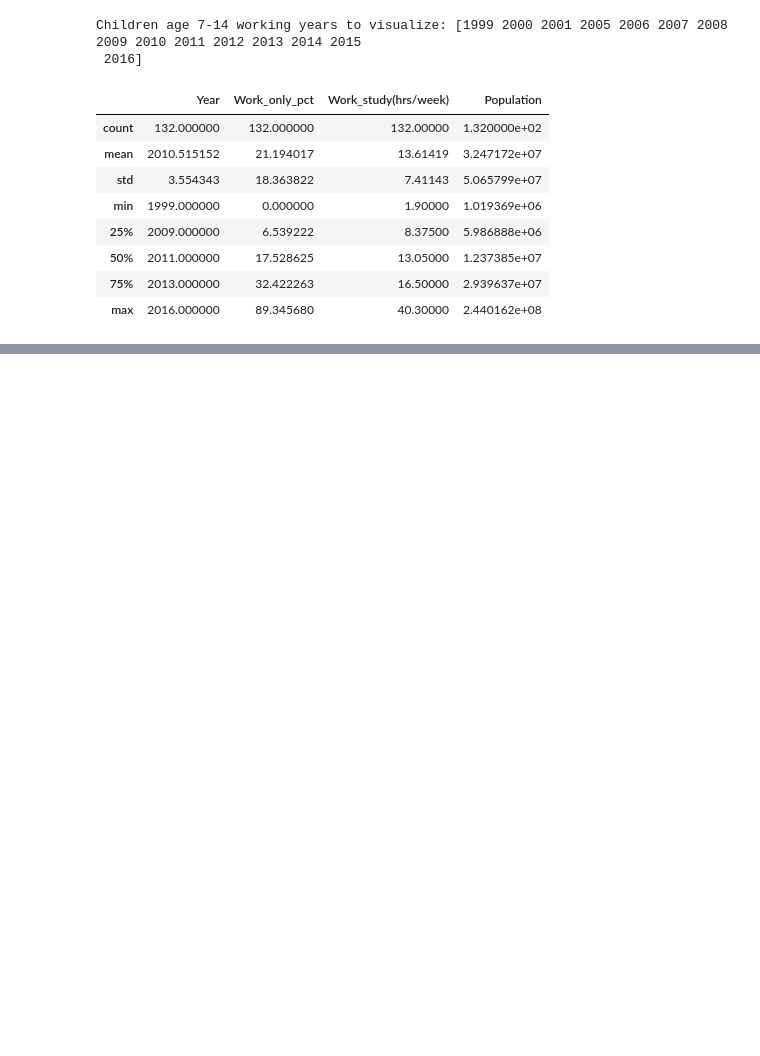
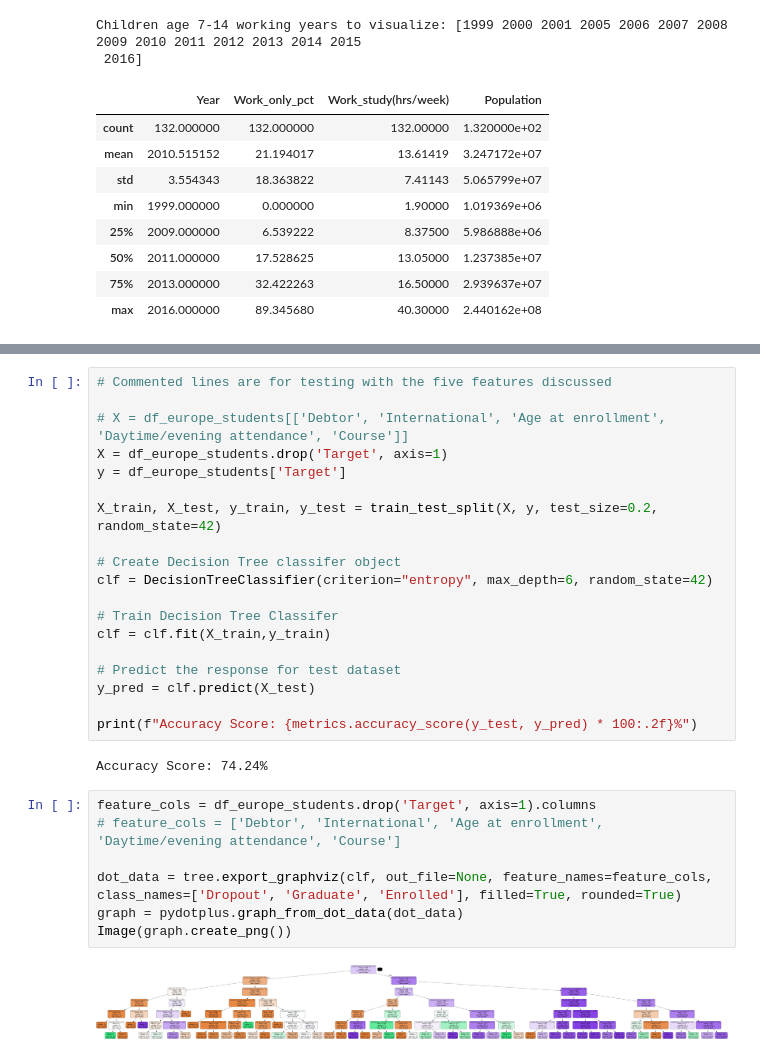
Before and after one commit to jerryliUMD/cmsc320_final_tutorial, a Jupyter notebook: tutorial.ipynb, the cells around one changed output, grey strips where cells are left out. Drawn from its saved outputs; the diff is of its cells as text; blank space fills up the shorter version.

Commit message:
Europe Decision Tree (Progress)

```diff
--- a/tutorial.ipynb
+++ b/tutorial.ipynb
@@ -331,0 +342,30 @@ Children age 7-14 working years to visualize: [1999 2000 2001 2005 2006 2007 200
+# %%
+# Commented lines are for testing with the five features discussed
+
+# X = df_europe_students[['Debtor', 'International', 'Age at enrollment', 'Daytime/evening attendance', 'Course']]
+X = df_europe_students.drop('Target', axis=1)
+y = df_europe_students['Target']
+
+X_train, X_test, y_train, y_test = train_test_split(X, y, test_size=0.2, random_state=42)
+
+# Create Decision Tree classifer object
+clf = DecisionTreeClassifier(criterion="entropy", max_depth=6, random_state=42)
+
+# Train Decision Tree Classifer
+clf = clf.fit(X_train,y_train)
+
+# Predict the response for test dataset
+y_pred = clf.predict(X_test)
+
+print(f"Accuracy Score: {metrics.accuracy_score(y_test, y_pred) * 100:.2f}%")
+# %% [output]
+Accuracy Score: 74.24%
+# %%
+feature_cols = df_europe_students.drop('Target', axis=1).columns
+# feature_cols = ['Debtor', 'International', 'Age at enrollment', 'Daytime/evening attendance', 'Course']
+
+dot_data = tree.export_graphviz(clf, out_file=None, feature_names=feature_cols, class_names=['Dropout', 'Graduate', 'Enrolled'], filled=True, rounded=True)
+graph = pydotplus.graph_from_dot_data(dot_data)
+Image(graph.create_png())
+# %% [output]
+[figure, added]
```
Also changed, not shown: parts of 2 cells of this notebook.
